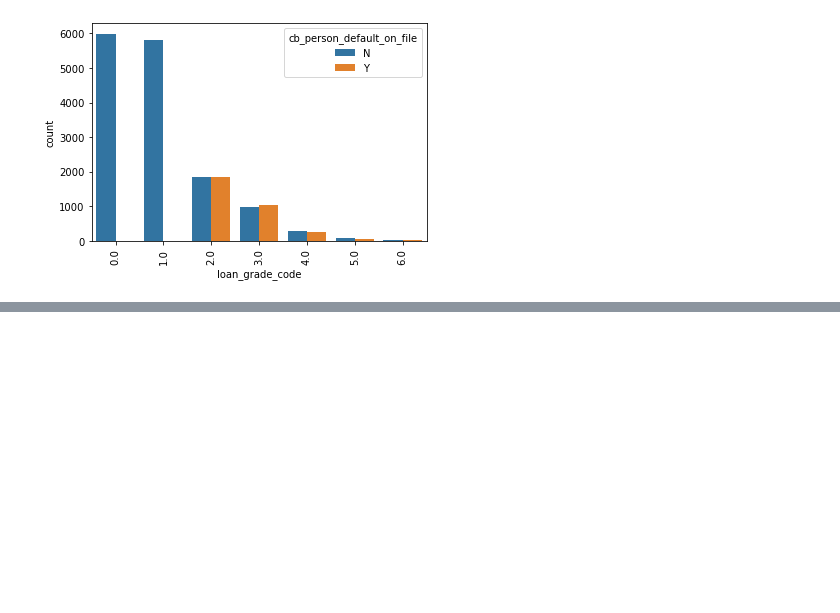
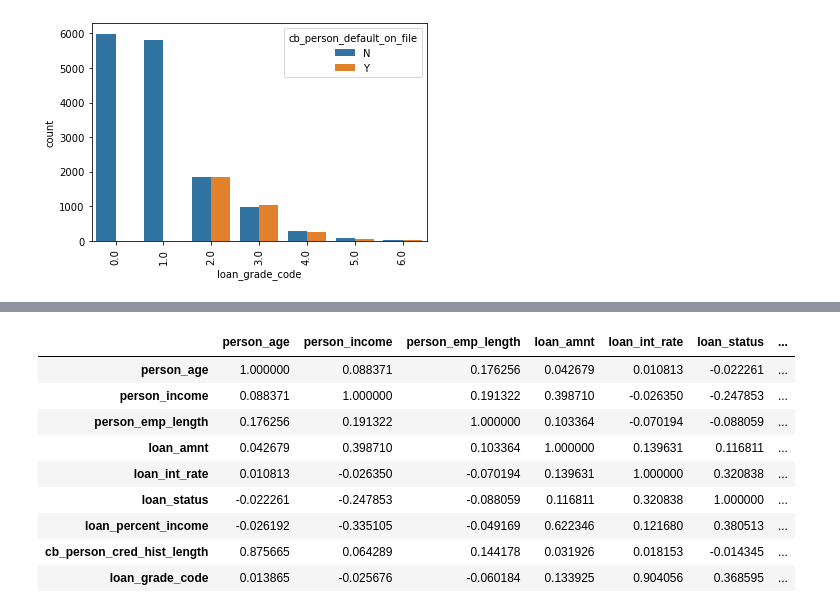
Before and after one commit to lincolnmuriithi11/Credit_Risk_Analysis, a Jupyter notebook: Imputing_data.ipynb, the cells around one changed output, grey strips where cells are left out. Saved outputs shown, nothing was run; the diff lists cells and outputs as text; code cells hidden in the pictures; blank space fills up the shorter version.

```diff
--- a/Imputing_data.ipynb
+++ b/Imputing_data.ipynb
@@ -492,0 +493,14 @@ sns.pairplot(data = train)
+# %%
+cor = train.corr()
+cor
+# %% [output]
+|  | person_age | person_income | person_emp_length | loan_amnt | loan_int_rate | loan_status | ... |
+| person_age | 1.000000 | 0.088371 | 0.176256 | 0.042679 | 0.010813 | -0.022261 | ... |
+| person_income | 0.088371 | 1.000000 | 0.191322 | 0.398710 | -0.026350 | -0.247853 | ... |
+| person_emp_length | 0.176256 | 0.191322 | 1.000000 | 0.103364 | -0.070194 | -0.088059 | ... |
+| loan_amnt | 0.042679 | 0.398710 | 0.103364 | 1.000000 | 0.139631 | 0.116811 | ... |
+| loan_int_rate | 0.010813 | -0.026350 | -0.070194 | 0.139631 | 1.000000 | 0.320838 | ... |
+| loan_status | -0.022261 | -0.247853 | -0.088059 | 0.116811 | 0.320838 | 1.000000 | ... |
+| loan_percent_income | -0.026192 | -0.335105 | -0.049169 | 0.622346 | 0.121680 | 0.380513 | ... |
+| cb_person_cred_hist_length | 0.875665 | 0.064289 | 0.144178 | 0.031926 | 0.018153 | -0.014345 | ... |
+| loan_grade_code | 0.013865 | -0.025676 | -0.060184 | 0.133925 | 0.904056 | 0.368595 | ... |
```
Also changed, not shown: parts of 29 cells of this notebook.
